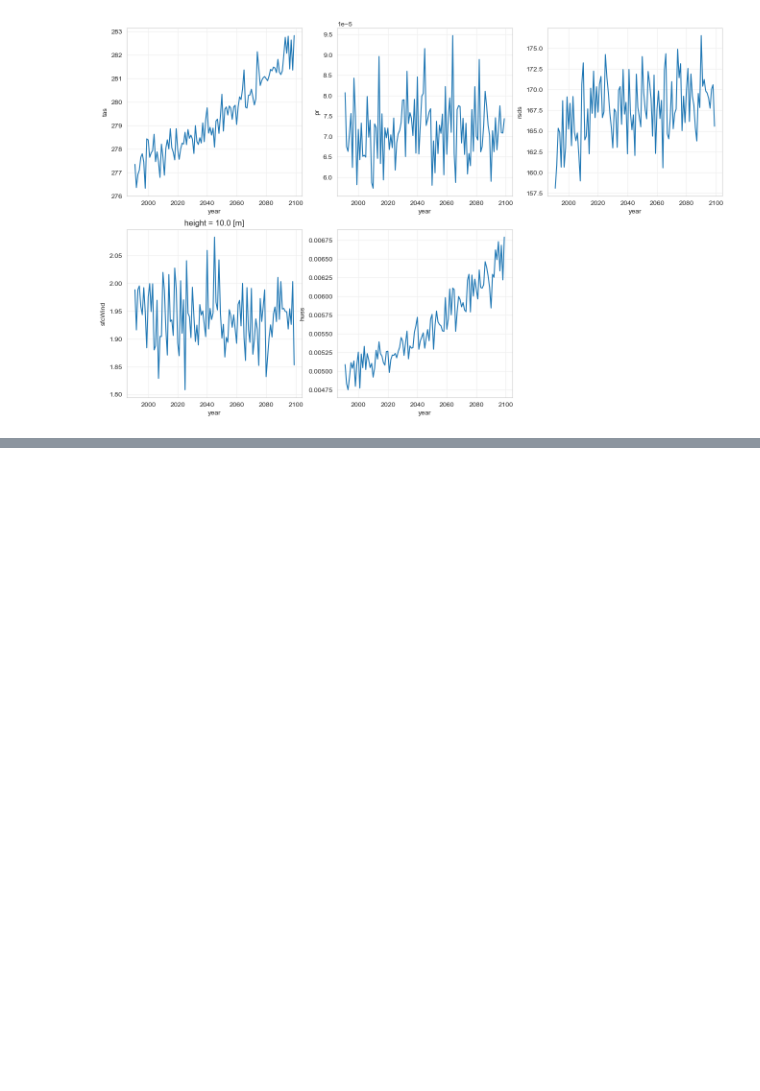
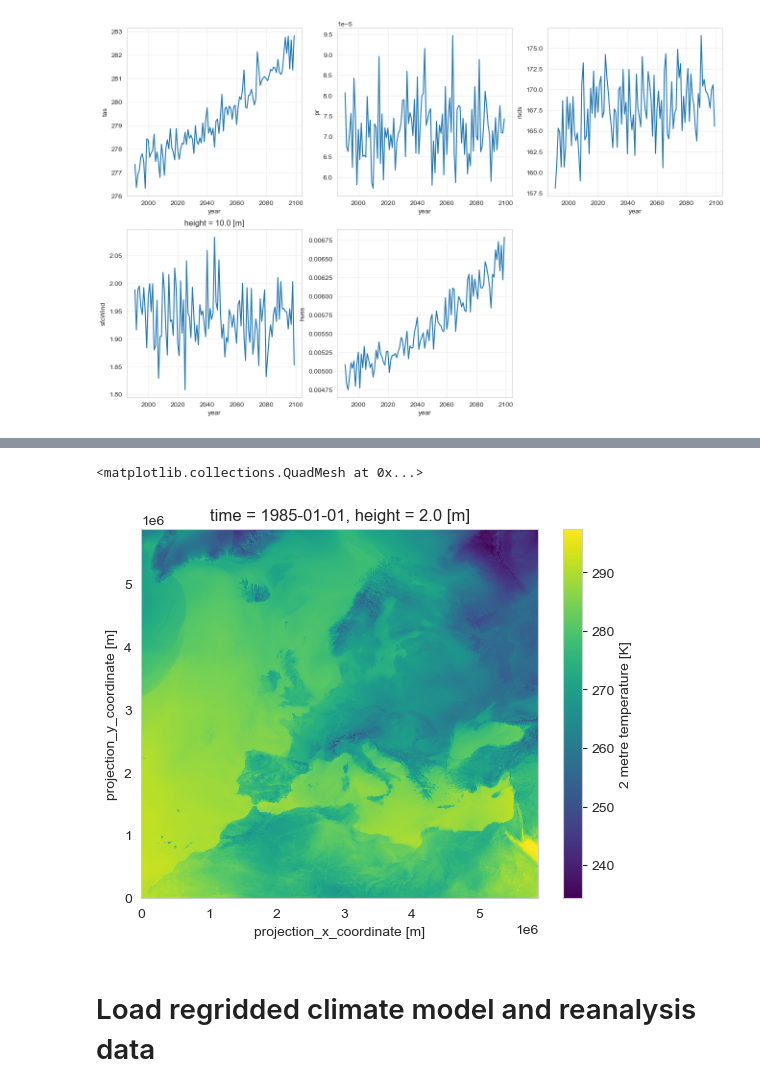
Before and after one commit to yasserhaddad/CORDEX2Energy, a Jupyter notebook: notebooks/pipeline_example.ipynb, the cells around one changed output, grey strips where cells are left out. Saved outputs shown, nothing was run; the diff lists cells and outputs as text; code cells hidden in the pictures; blank space fills up the shorter version.

```diff
--- a/notebooks/pipeline_example.ipynb
+++ b/notebooks/pipeline_example.ipynb
@@ -26,6 +32,8 @@ path_data_analysis = Path(paths["path_data_analysis"])
 path_data_processed = Path(paths["path_data_processed"])
 path_data_cordex = Path(paths["path_data_cordex"])
 path_data_adjusted_cordex = Path(paths["path_data_adjusted_cordex"])
+path_data_cerra = Path(paths["path_data_cerra"])
+path_data_cerra_land = Path(paths["path_data_cerra_land"])
 path_figs = Path(paths["path_figs"])
 # %% [markdown]
 # Load climate model data
@@ -110,0 +150,5 @@ plt.show()
+# %%
+variable = "tp"
+cerra_var = path_data_cerra / "original" / variable
+# %%
+ds_reanalysis_data = xr.open_dataset(cerra_var / "2t_3hr_cerra_1985.nc").sortby("time")
@@ -110,0 +195,7 @@ plt.show()
+# %%
+ds_reanalysis_data["2t"].isel(time=0).plot()
+# %% [output]
+<matplotlib.collections.QuadMesh at 0x...>
+[figure, added]
+# %% [markdown]
+# Load regridded climate model and reanalysis data
```
Also changed, not shown: parts of 24 cells of this notebook, 12 other files.
